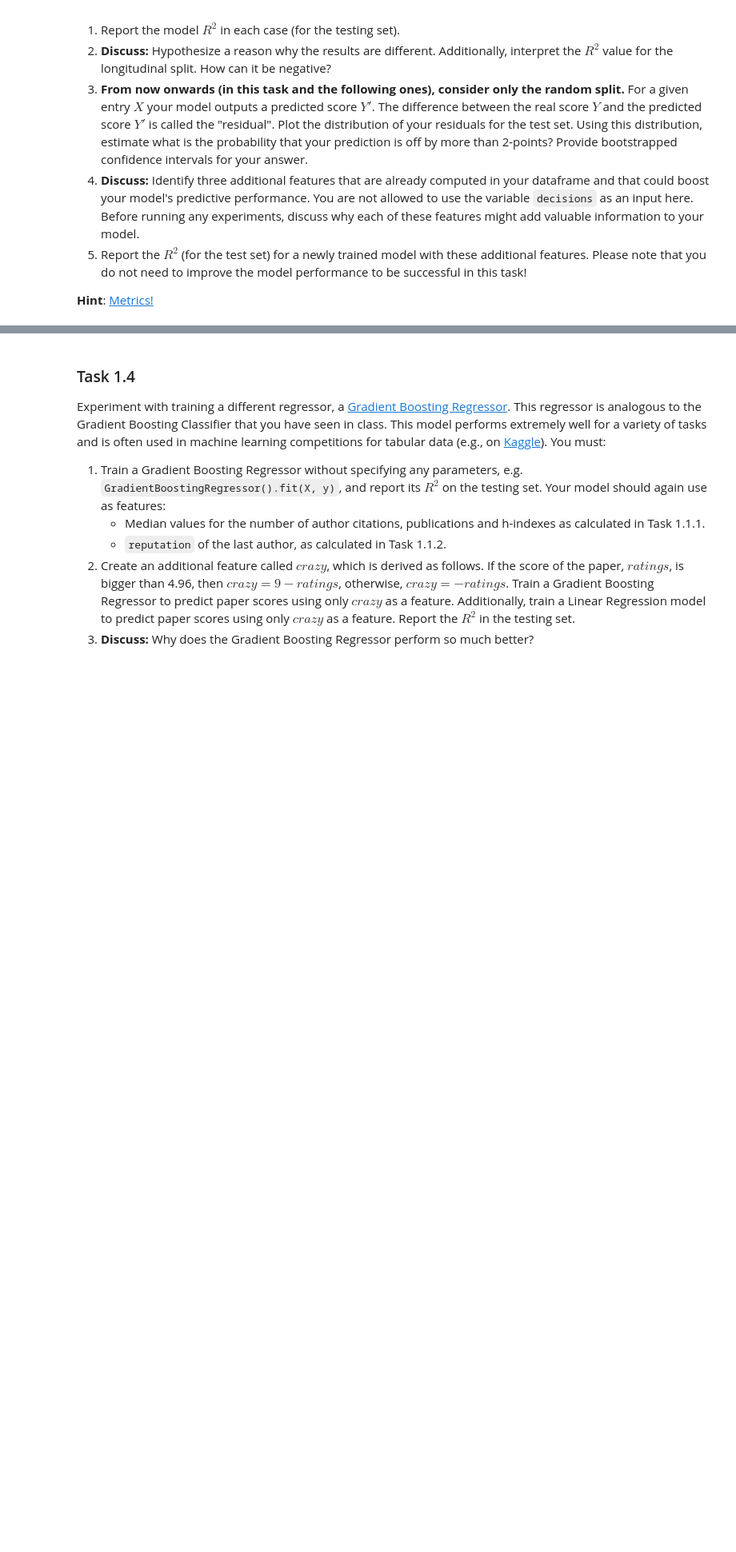
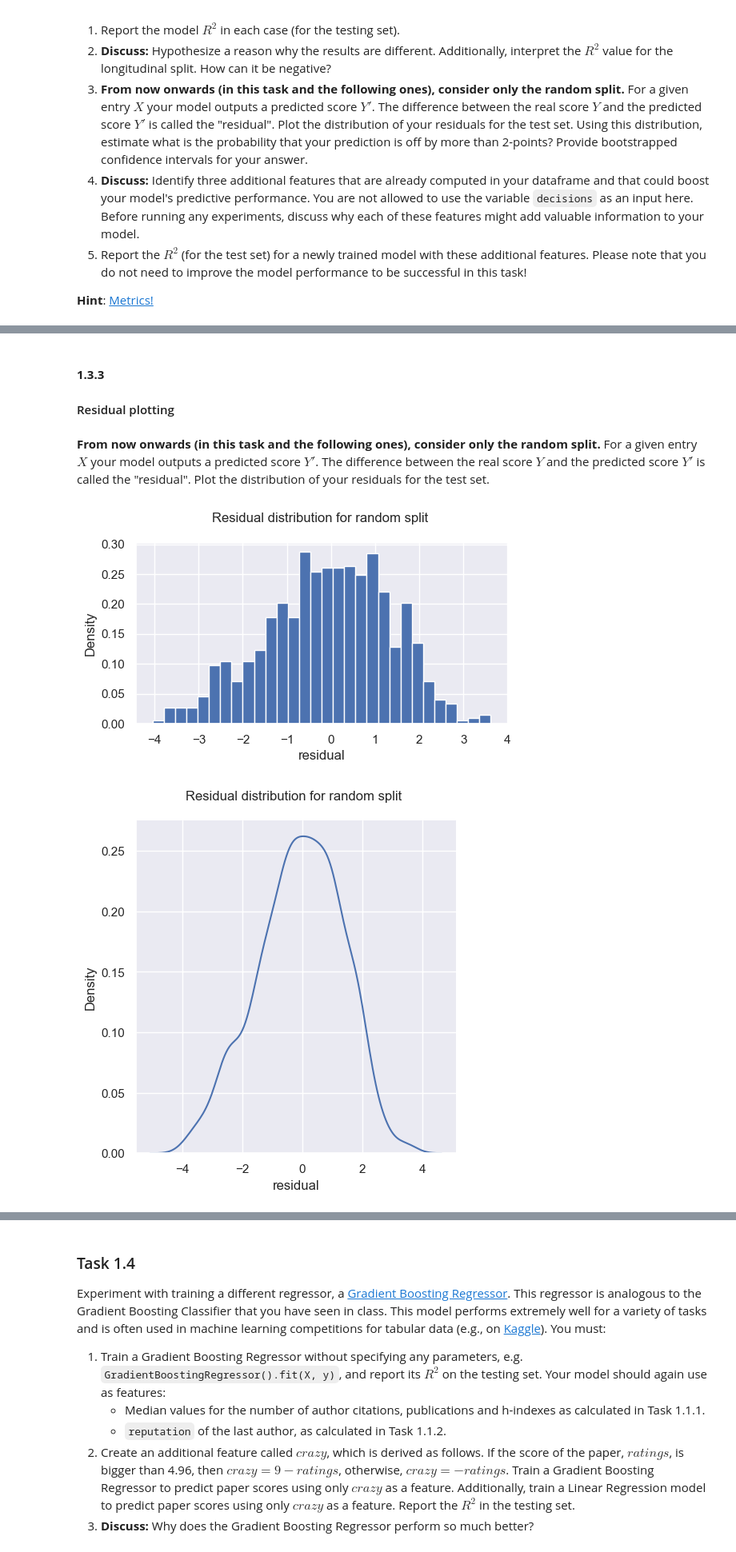
Before and after one commit to alec-flowers/ada-2020-homework2-pandas-pied, a Jupyter notebook: 02 - Regression Observational Studies Stats and Supervised Learning/hw2.ipynb, the cells around one changed output, grey strips where cells are left out. Shown: that part at 80% size. Saved outputs shown, nothing was run; the diff lists cells and outputs as text; code cells hidden in the pictures; blank space fills up the shorter version.

```diff
--- a/02 - Regression Observational Studies Stats and Supervised Learning/hw2.ipynb
+++ b/02 - Regression Observational Studies Stats and Supervised Learning/hw2.ipynb
@@ -223,3 +259,0 @@ def linear_regression(df, features):
-# %%
-y_test, pred, r2 = linear_regression(df, FEATURES)
-r2
@@ -320,2 +259,0 @@ df = df.join(one_hot)
-# %%
-df['reputation_one'] = df.apply(lambda x: np.log10(x['authors_citations'][0]/x['authors_publications'][0] + 1), axis=1)
@@ -321,0 +267,23 @@ df['reputation_one'] = df.apply(lambda x: np.log10(x['authors_citations'][0]/x['
+# %%
+def linear_regression(df, features):
+    '''
+    Input: full dataset df , features used for regression
+    Output: y_test of our test df, our prediction 'pred' and R2 score
+    '''
+    y = df['ratings']
+    X = df.drop('ratings',axis = 1)
+    X = df[features]
+
+    # splitting randomly
+    X_train, X_test, y_train, y_test = split_data_randomly(X,y,test_size = .3)
+
+    #linear regression
+    reg_random = linear_model.LinearRegression().fit(X_train,y_train)
+    pred = reg_random.predict(X_test)
+    r2 = metrics.r2_score(y_test,pred)
+
+    return y_test, pred, r2
+# %%
+#linear regression
+y_test, pred_random, r2 = linear_regression(df, FEATURES)
+print('R2 = ',r2)
@@ -321,0 +329,21 @@ df['reputation_one'] = df.apply(lambda x: np.log10(x['authors_citations'][0]/x['
+# %% [markdown]
+#### **1.3.3**
+#### Residual plotting
+# %% [markdown]
+**From now onwards (in this task and the following ones), consider only the random split.** For a given entry $X$ your model outputs a predicted score $Y'$. The difference between the real score $Y$ and the predicted score $Y'$ is called the "residual". Plot the distribution of your residuals for the test set.
+# %%
+residual = y_test - pred_random
+plt.hist(residual, bins = 30, density = True)
+plt.title('Residual distribution for random split \n')
+plt.xlabel('residual')
+plt.ylabel('Density')
+sns.displot(residual, kind="kde")
+plt.xlabel('residual')
+plt.title('Residual distribution for random split \n');
+sns.displot(residual, kind="ecdf")
+plt.xlabel('residual')
+plt.title('Empirical cumulative distribution functions of residual for random split \n');
+plt.show()
+# %% [output]
+[figure, added]
+[figure, added]
```
Also changed, not shown: parts of 128 cells of this notebook.
